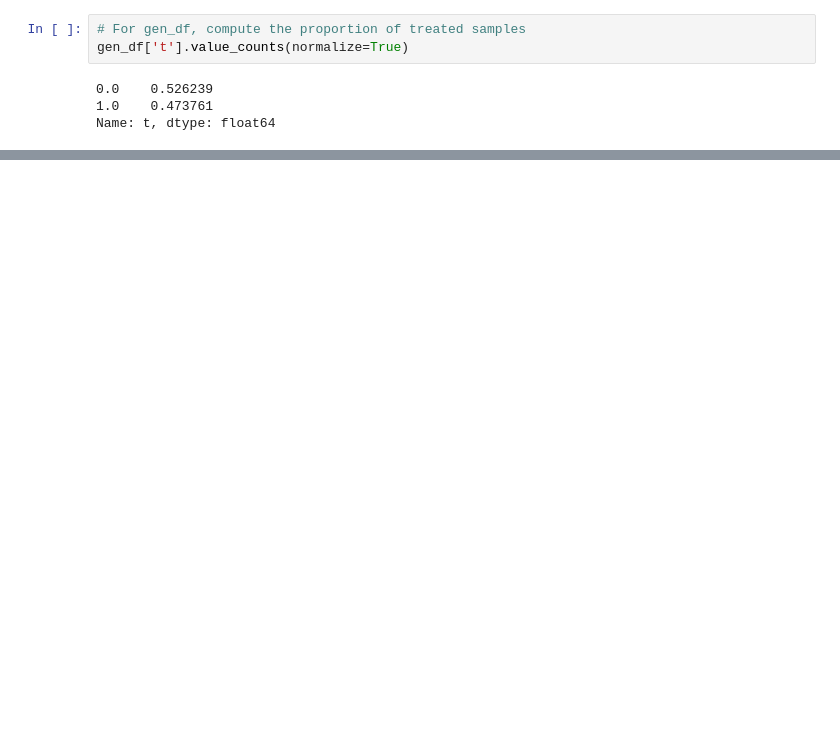
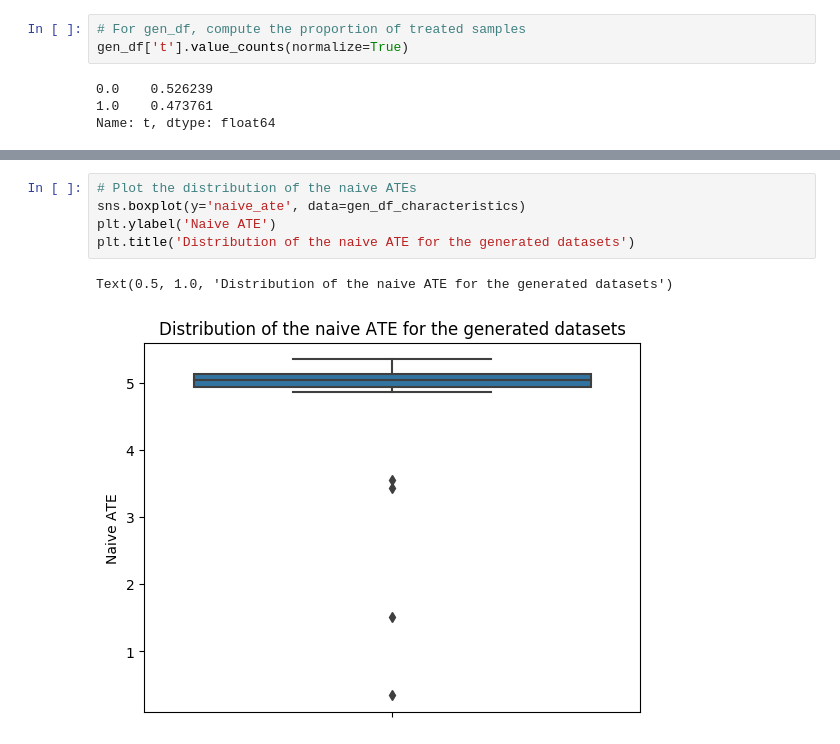
Before and after one commit to PrachetaBA/realcause, a Jupyter notebook: notebooks/pilot_experiments.ipynb, the cells around one changed output, grey strips where cells are left out. Cells and saved outputs as stored; diff of their text form; blank space fills up the shorter version.

```diff
--- a/notebooks/pilot_experiments.ipynb
+++ b/notebooks/pilot_experiments.ipynb
@@ -173,0 +336,8 @@ Name: t, dtype: float64
+# %%
+# Plot the distribution of the naive ATEs
+sns.boxplot(y='naive_ate', data=gen_df_characteristics)
+plt.ylabel('Naive ATE')
+plt.title('Distribution of the naive ATE for the generated datasets')
+# %% [output]
+Text(0.5, 1.0, 'Distribution of the naive ATE for the generated datasets')
+[figure, added]
```
Also changed, not shown: parts of 27 cells of this notebook, 4 other files.
